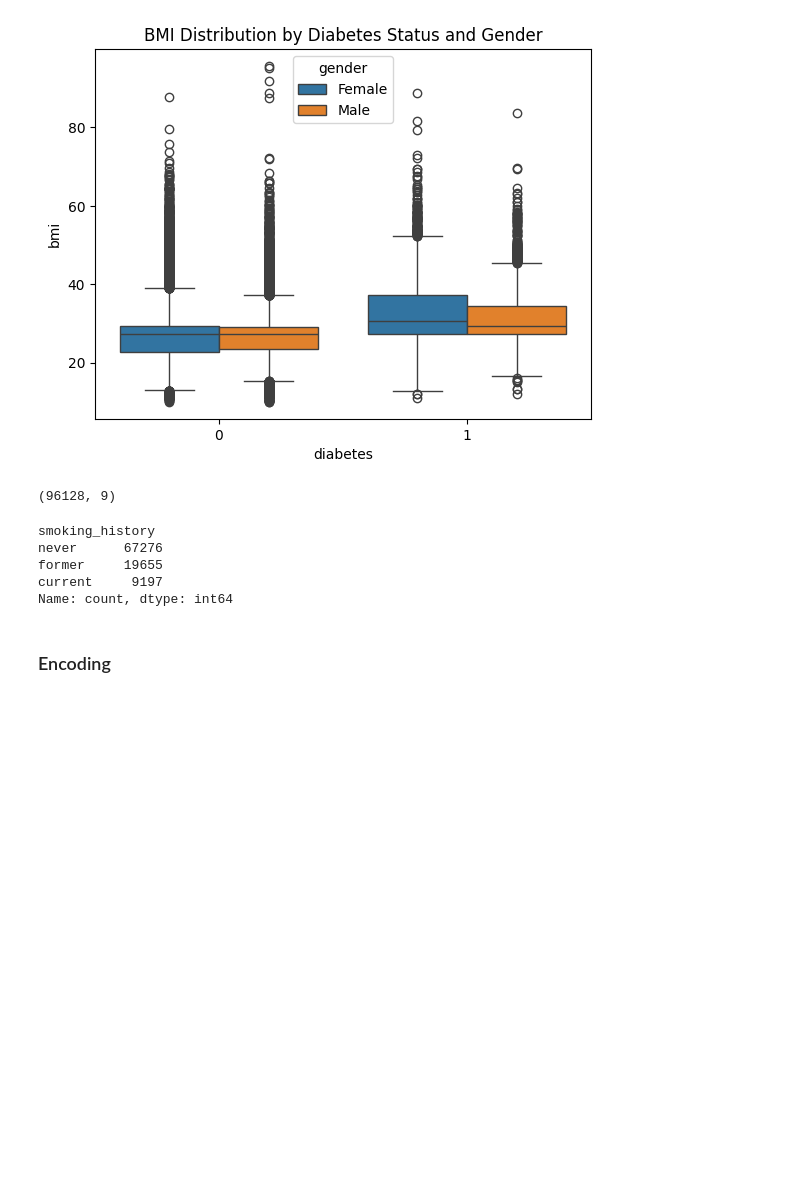
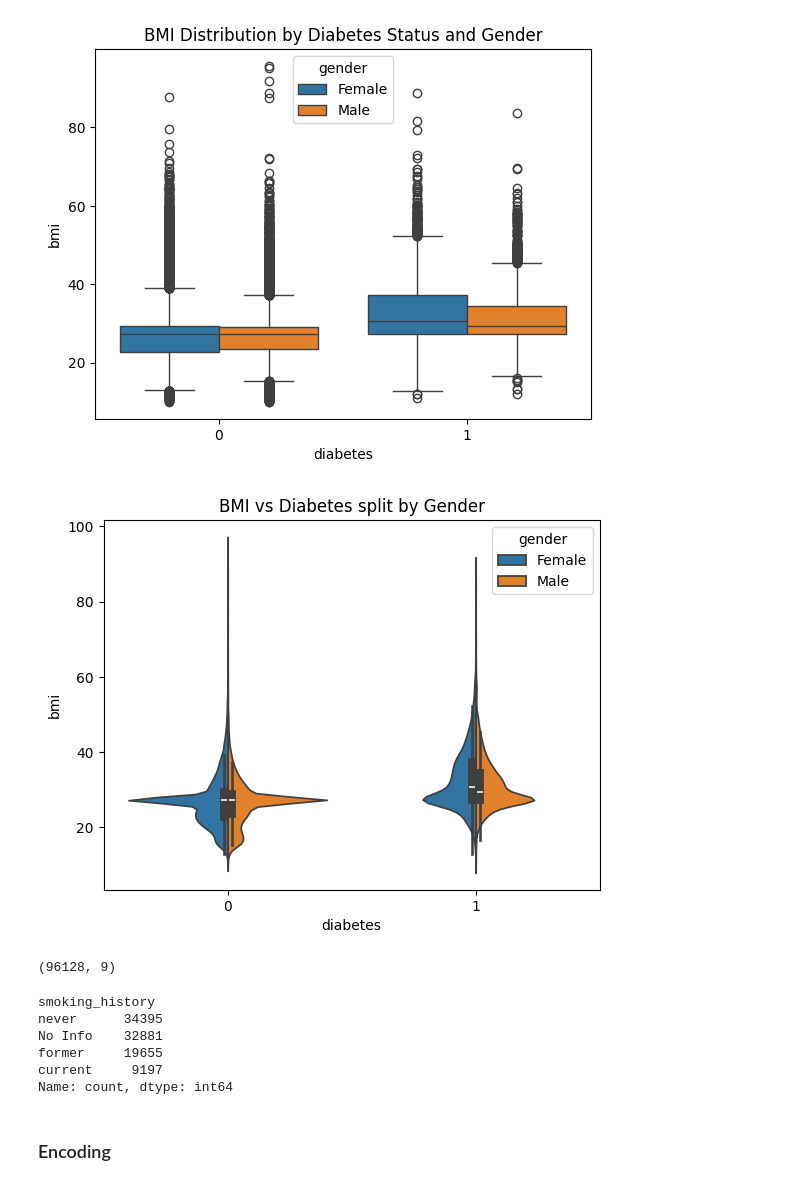
Before and after one commit to Maddox24425/Summer-Project, a Jupyter notebook: Project.ipynb, the cells around one changed output. Saved outputs shown, nothing was run; the diff lists cells and outputs as text; code cells hidden in the pictures; blank space fills up the shorter version.

```diff
--- a/Project.ipynb
+++ b/Project.ipynb
@@ -221,18 +218,27 @@ plt.title('BMI Distribution by Diabetes Status and Gender')
 plt.show()
 # %% [output]
 [figure]
+# %%
+#same as above one but violin and splitted for gender
+sns.violinplot(x='diabetes', y='bmi', hue='gender', split=True, data=data)
+plt.title('BMI vs Diabetes split by Gender')
+plt.show()
+# %% [output]
+[figure, added]
 # %%
 #replacing not current to former as both are the same thing
 smoking_replace_dict={'not current':'former',
-                      'ever':'former',
-                      'No Info': 'never'}
+                      'ever':'former'
+                    #   ,'No Info': 'never'
+                      }
 data.replace(smoking_replace_dict, inplace=True)
 print(data.shape)
 data['smoking_history'].value_counts()
 # %% [output]
 (96128, 9)
 smoking_history
-never      67276
+never      34395
+No Info    32881
 former     19655
 current     9197
 Name: count, dtype: int64
```
Also changed, not shown: parts of 12 cells of this notebook.
